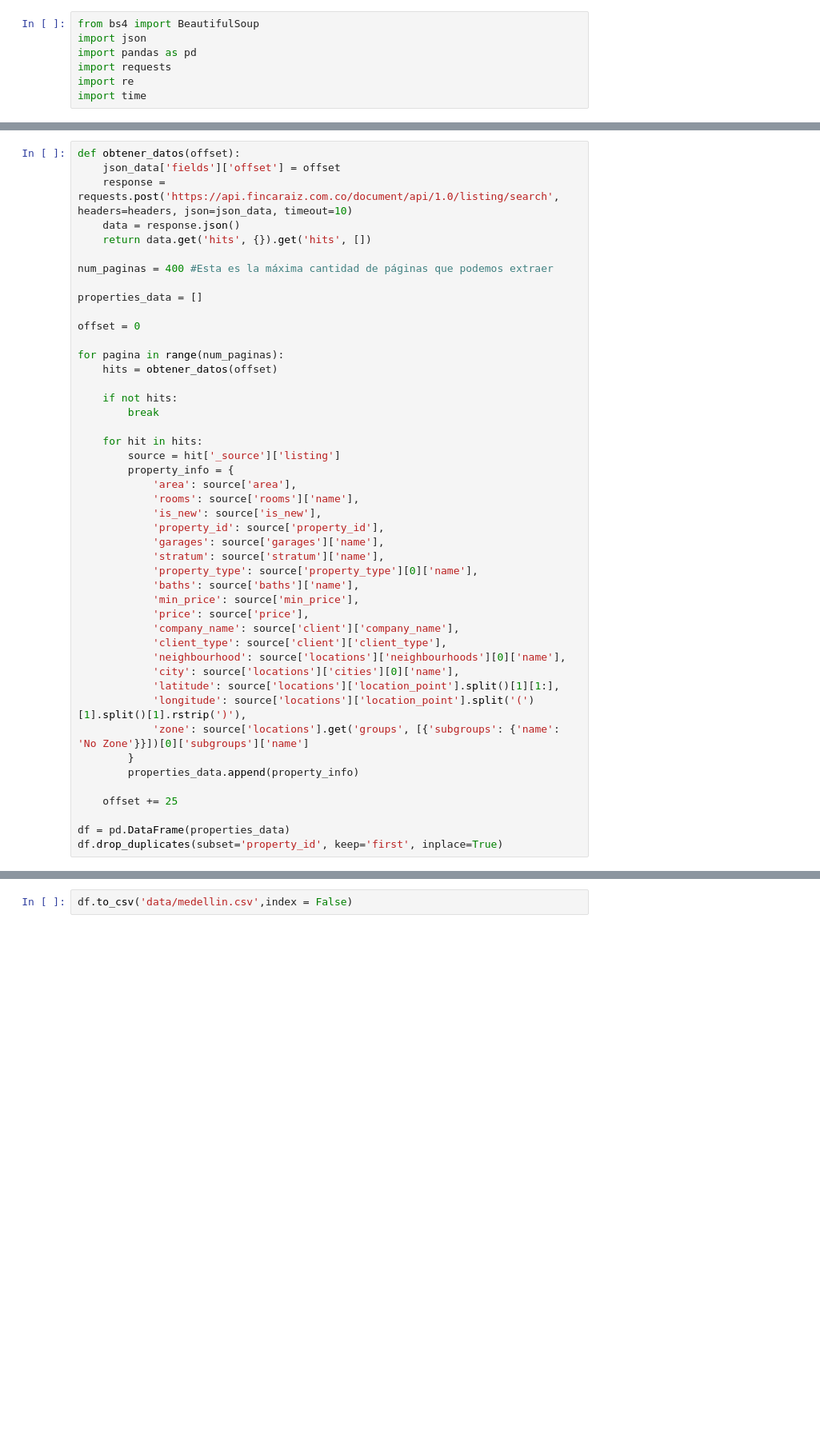
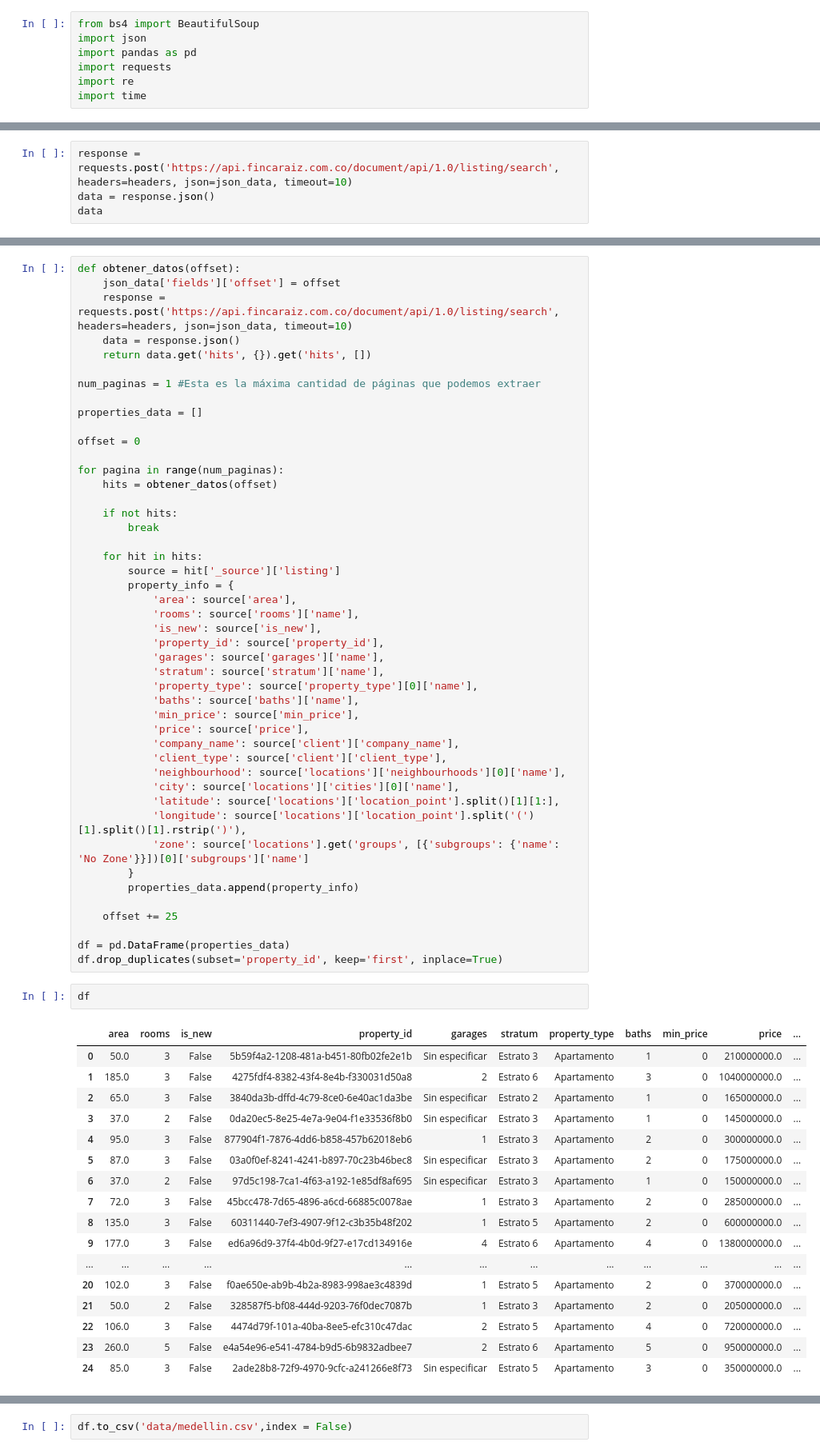
Before and after one commit to samuelperezh/propyapp-app-tic1, a Jupyter notebook: web_scraping.ipynb, the cells around one changed output, grey strips where cells are left out. Shown at 80% size. Drawn from its saved outputs; the diff is of its cells as text; blank space fills up the shorter version.

```diff
--- a/web_scraping.ipynb
+++ b/web_scraping.ipynb
@@ -73,3 +73,7 @@ json_data = {
         'with_algorithm': False,
     }
 }
+# %%
+response = requests.post('https://api.fincaraiz.com.co/document/api/1.0/listing/search', headers=headers, json=json_data, timeout=10)
+data = response.json()
+data
@@ -80,7 +102,7 @@ def obtener_datos(offset):
     data = response.json()
     return data.get('hits', {}).get('hits', [])
 
-num_paginas = 400 #Esta es la máxima cantidad de páginas que podemos extraer
+num_paginas = 1 #Esta es la máxima cantidad de páginas que podemos extraer
 
 properties_data = []
 
@@ -119,3 +141,23 @@ for pagina in range(num_paginas):
 
 df = pd.DataFrame(properties_data)
 df.drop_duplicates(subset='property_id', keep='first', inplace=True)
+# %%
+df
+# %% [output]
+|  | area | rooms | is_new | property_id | garages | stratum | property_type | baths | min_price | price | ... |
+| 0 | 50.0 | 3 | False | 5b59f4a2-1208-481a-b451-80fb02fe2e1b | Sin especificar | Estrato 3 | Apartamento | 1 | 0 | 210000000.0 | ... |
+| 1 | 185.0 | 3 | False | 4275fdf4-8382-43f4-8e4b-f330031d50a8 | 2 | Estrato 6 | Apartamento | 3 | 0 | 1040000000.0 | ... |
+| 2 | 65.0 | 3 | False | 3840da3b-dffd-4c79-8ce0-6e40ac1da3be | Sin especificar | Estrato 2 | Apartamento | 1 | 0 | 165000000.0 | ... |
+| 3 | 37.0 | 2 | False | 0da20ec5-8e25-4e7a-9e04-f1e33536f8b0 | Sin especificar | Estrato 3 | Apartamento | 1 | 0 | 145000000.0 | ... |
+| 4 | 95.0 | 3 | False | 877904f1-7876-4dd6-b858-457b62018eb6 | 1 | Estrato 3 | Apartamento | 2 | 0 | 300000000.0 | ... |
+| 5 | 87.0 | 3 | False | 03a0f0ef-8241-4241-b897-70c23b46bec8 | Sin especificar | Estrato 3 | Apartamento | 2 | 0 | 175000000.0 | ... |
+| 6 | 37.0 | 2 | False | 97d5c198-7ca1-4f63-a192-1e85df8af695 | Sin especificar | Estrato 3 | Apartamento | 1 | 0 | 150000000.0 | ... |
+| 7 | 72.0 | 3 | False | 45bcc478-7d65-4896-a6cd-66885c0078ae | 1 | Estrato 3 | Apartamento | 2 | 0 | 285000000.0 | ... |
+| 8 | 135.0 | 3 | False | 60311440-7ef3-4907-9f12-c3b35b48f202 | 1 | Estrato 5 | Apartamento | 2 | 0 | 600000000.0 | ... |
+| 9 | 177.0 | 3 | False | ed6a96d9-37f4-4b0d-9f27-e17cd134916e | 4 | Estrato 6 | Apartamento | 4 | 0 | 1380000000.0 | ... |
+| ... | ... | ... | ... | ... | ... | ... | ... | ... | ... | ... | ... |
+| 20 | 102.0 | 3 | False | f0ae650e-ab9b-4b2a-8983-998ae3c4839d | 1 | Estrato 5 | Apartamento | 2 | 0 | 370000000.0 | ... |
+| 21 | 50.0 | 2 | False | 328587f5-bf08-444d-9203-76f0dec7087b | 1 | Estrato 3 | Apartamento | 2 | 0 | 205000000.0 | ... |
+| 22 | 106.0 | 3 | False | 4474d79f-101a-40ba-8ee5-efc310c47dac | 2 | Estrato 5 | Apartamento | 4 | 0 | 720000000.0 | ... |
+| 23 | 260.0 | 5 | False | e4a54e96-e541-4784-b9d5-6b9832adbee7 | 2 | Estrato 6 | Apartamento | 5 | 0 | 950000000.0 | ... |
+| 24 | 85.0 | 3 | False | 2ade28b8-72f9-4970-9cfc-a241266e8f73 | Sin especificar | Estrato 5 | Apartamento | 3 | 0 | 350000000.0 | ... |
```
Also changed, not shown: parts of 2 cells of this notebook, 1 other file.
